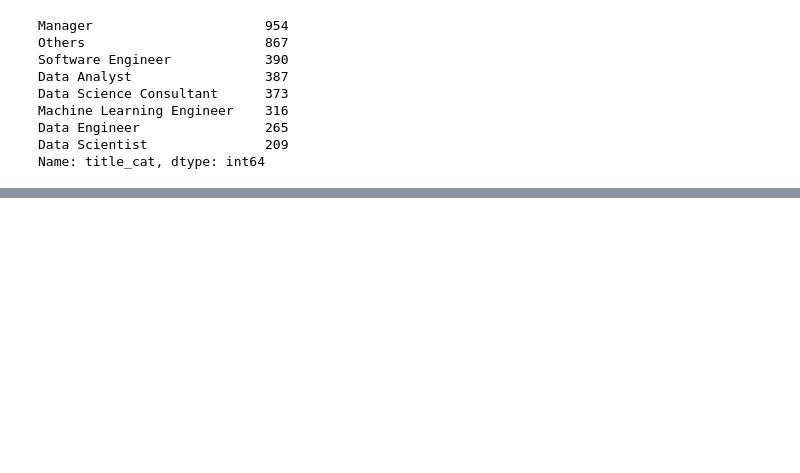
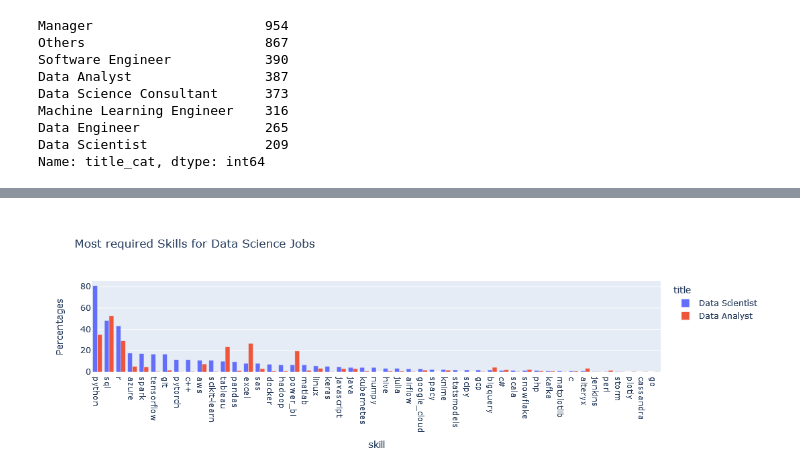
Before and after one commit to Joachim93/Data-Science-Job-Analysis, a Jupyter notebook: Data_Cleaning.ipynb, the cells around one changed output, grey strips where cells are left out. Cells and saved outputs as stored; diff of their text form; code cells hidden in the pictures; blank space fills up the shorter version.

```diff
--- a/Data_Cleaning.ipynb
+++ b/Data_Cleaning.ipynb
@@ -980,0 +1037,31 @@ fig
+# %%
+first_choice = "Data Scientist"
+second_choice = "Data Analyst"
+df_first = df2.loc[df2["title_cat"] == first_choice]
+df_second = df2.loc[df2["title_cat"] == second_choice]
+
+
+percentages_first = pd.Series(df_first.drop(["title_cat", "content", "link"], axis=1).sum() * 100 / len(df_first), name="value").to_frame()
+percentages_first["type"] = 19*["language"] + 20*["technology"] + 14*["library"]
+percentages_second = pd.Series(df_second.drop(["title_cat", "content", "link"], axis=1).sum() * 100 / len(df_second), name="value").to_frame()
+percentages_second["type"] = 19*["language"] + 20*["technology"] + 14*["library"]
+percentages = pd.concat([percentages_first, percentages_second], keys=[first_choice, second_choice])
+percentages = percentages.reset_index().rename({"level_0": "title", "level_1": "skill"}, axis=1)
+percentages = percentages.loc[percentages["value"] > 0]
+
+
+percentages["value"] = percentages["value"].apply(lambda x: round(x,2))
+percentages = percentages.sort_values("value", ascending=False)
+percentages
+
+fig = px.bar(percentages,
+            x="skill",
+            y="value",
+            color="title",
+            title="Most required Skills for Data Science Jobs",
+            labels={"value": "Percentages"},
+            barmode="group")
+# fig.layout.update(showlegend=False)
+fig
+# %% [output]
+[figure, added]
```
Also changed, not shown: parts of 14 cells of this notebook, 1 other file.
